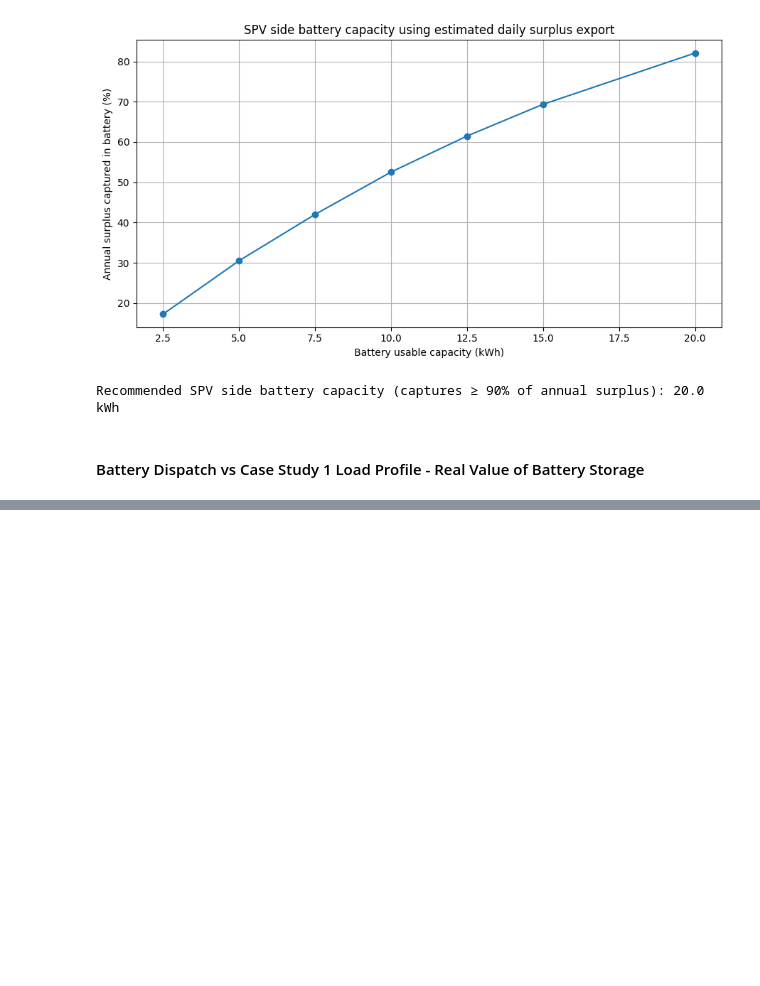
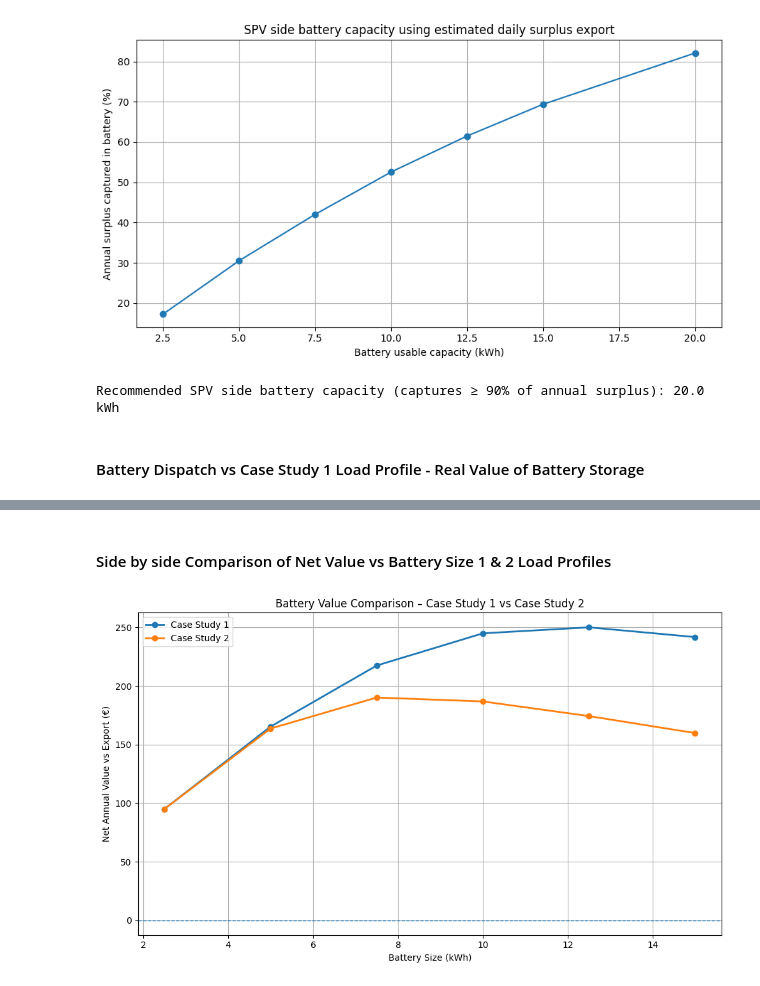
Before and after one commit to p-sav/PFDA, a Jupyter notebook: Project/Energy_analysis.ipynb, the cells around one changed output, grey strips where cells are left out. Saved outputs shown, nothing was run; the diff lists cells and outputs as text; code cells hidden in the pictures; blank space fills up the shorter version.

Commit message:
Comparison Plot added

```diff
--- a/Project/Energy_analysis.ipynb
+++ b/Project/Energy_analysis.ipynb
@@ -1826,0 +1869,34 @@ plt.show()
+# %% [markdown]
+#### Side by side Comparison of Net Value vs Battery Size 1 & 2 Load Profiles
+# %%
+import matplotlib.pyplot as plt
+
+plt.figure(figsize=(10, 6))
+
+plt.plot(
+    battery_case1_value['Battery_kWh'],
+    battery_case1_value['Net_Value_vs_Export_€'],
+    marker='o',
+    linewidth=2,
+    label='Case Study 1'
+)
+
+plt.plot(
+    battery_case2_value['Battery_kWh'],
+    battery_case2_value['Net_Value_vs_Export_€'],
+    marker='o',
+    linewidth=2,
+    label='Case Study 2'
+)
+
+plt.axhline(0, linestyle='--', linewidth=1)
+
+plt.xlabel('Battery Size (kWh)')
+plt.ylabel('Net Annual Value vs Export (€)')
+plt.title('Battery Value Comparison – Case Study 1 vs Case Study 2')
+plt.legend()
+plt.grid(True)
+plt.tight_layout()
+plt.show()
+# %% [output]
+[figure, added]
```
Also changed, not shown: parts of 4 cells of this notebook.
